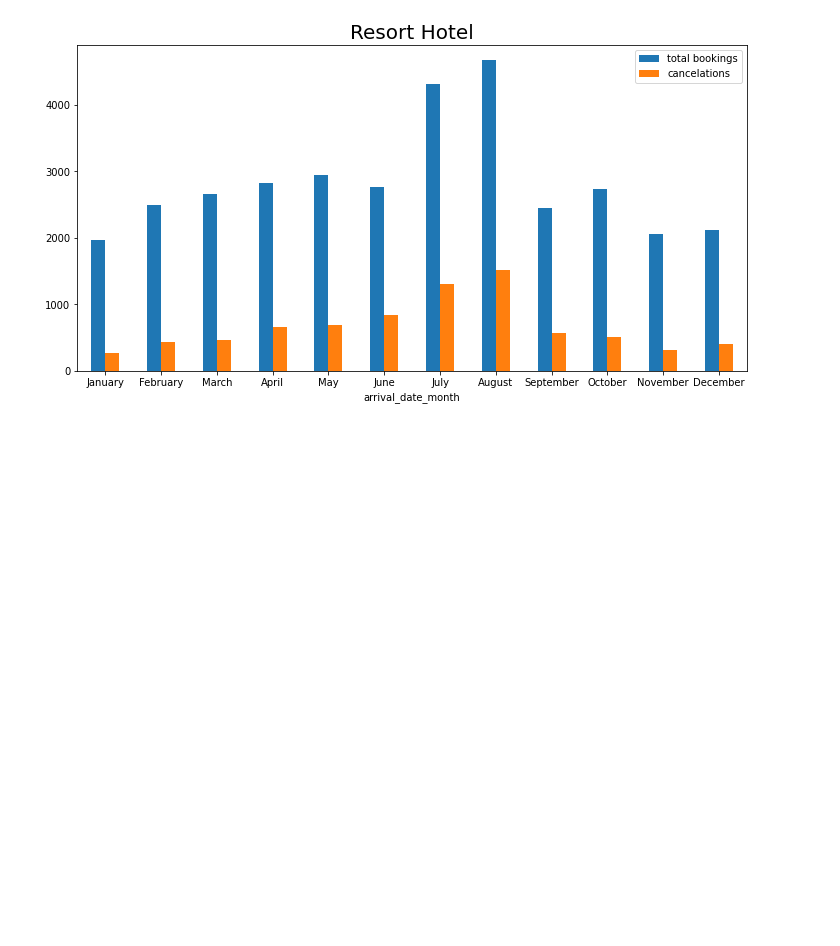
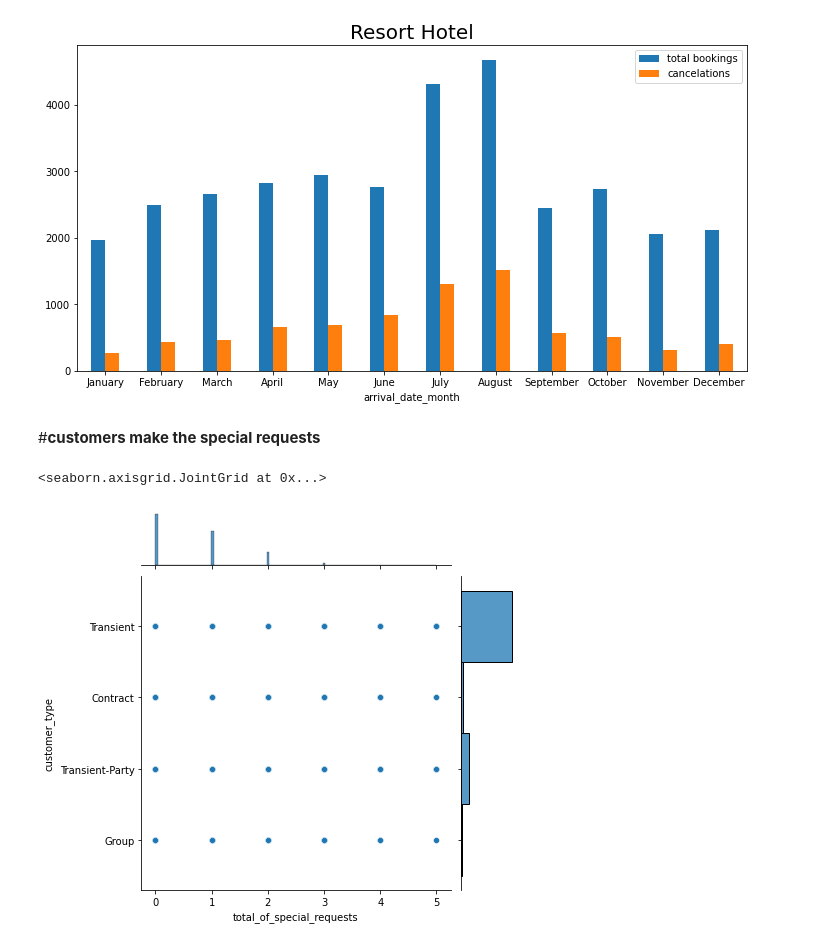
Before and after one commit to guptaprateek98/capstone_hotel, a Jupyter notebook: Copy_Hotel_Booking_Analysis_Capstone_Project.ipynb, the cells around one changed output. Saved outputs shown, nothing was run; the diff lists cells and outputs as text; code cells hidden in the pictures; blank space fills up the shorter version.

```diff
--- a/Copy_Hotel_Booking_Analysis_Capstone_Project.ipynb
+++ b/Copy_Hotel_Booking_Analysis_Capstone_Project.ipynb
@@ -296,3 +298,11 @@ plt.title('Resort Hotel',fontsize=20)
 # %% [output]
 Text(0.5, 1.0, 'Resort Hotel')
 [figure]
+# %% [markdown]
+#**customers make the special requests**
+# %%
+# joint plot between customer type and total no of special requests
+sns.jointplot(x=h_df['total_of_special_requests'],y=h_df['customer_type'])
+# %% [output]
+<seaborn.axisgrid.JointGrid at 0x...>
+[figure, added]
```
Also changed, not shown: parts of 9 cells of this notebook.
